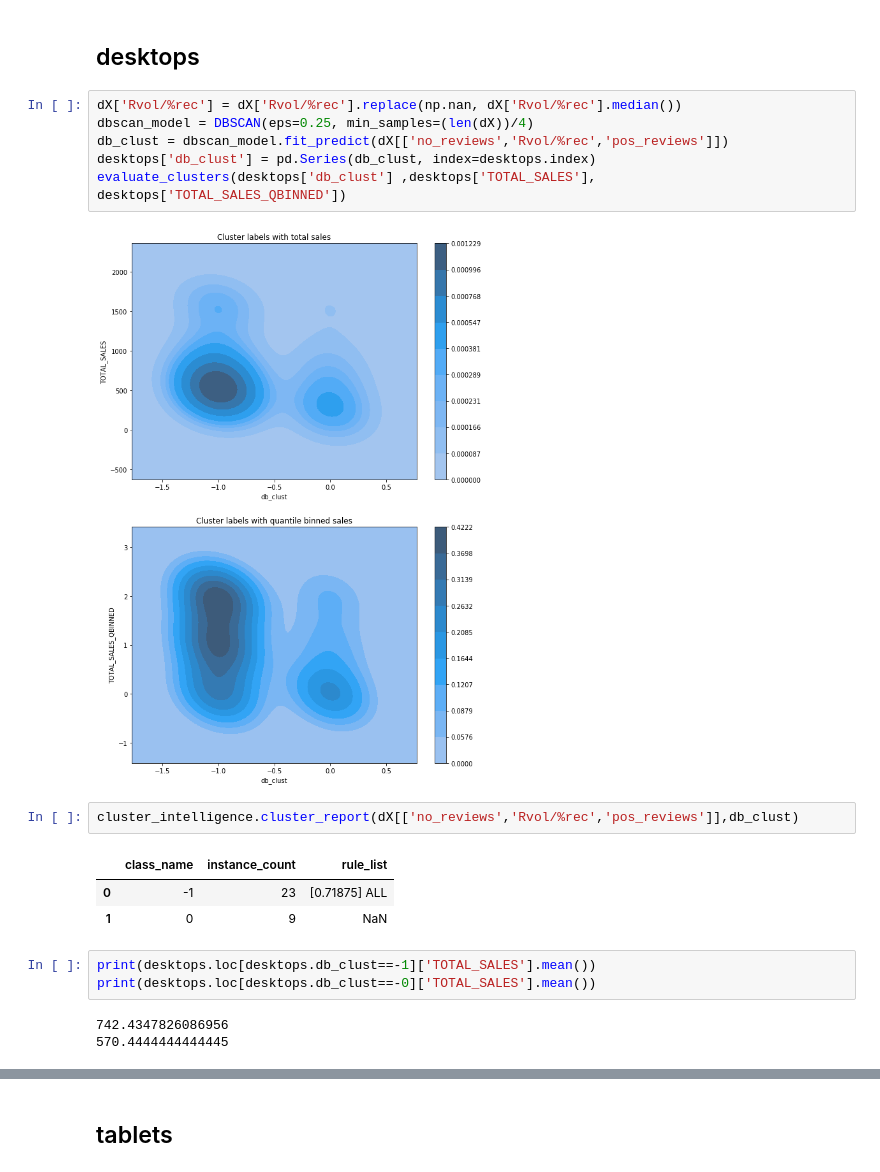
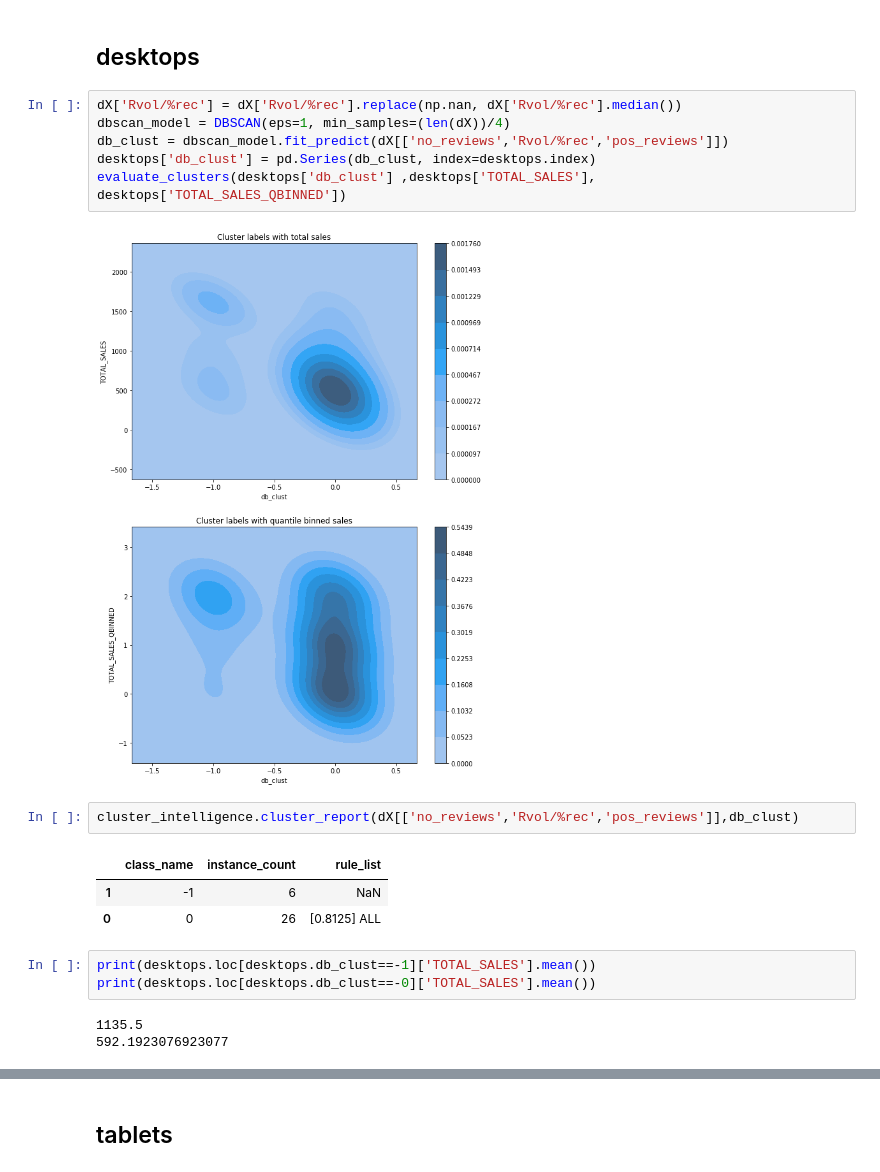
Before and after one commit to risdallseis/expenditure_prox, a Jupyter notebook: notebooks/modelling/DBscan_3f_all_cats_good_results.ipynb, the cells around one changed output, grey strips where cells are left out. Saved outputs shown, nothing was run; the diff lists cells and outputs as text.

```diff
--- a/notebooks/modelling/DBscan_3f_all_cats_good_results.ipynb
+++ b/notebooks/modelling/DBscan_3f_all_cats_good_results.ipynb
@@ -237,21 +272,21 @@ print(phones.loc[phones.db_clust==-0]['TOTAL_SALES'].mean())
 ## desktops
 # %%
 dX['Rvol/%rec'] = dX['Rvol/%rec'].replace(np.nan, dX['Rvol/%rec'].median())
-dbscan_model = DBSCAN(eps=0.25, min_samples=(len(dX))/4)
+dbscan_model = DBSCAN(eps=1, min_samples=(len(dX))/4)
 db_clust = dbscan_model.fit_predict(dX[['no_reviews','Rvol/%rec','pos_reviews']])
 desktops['db_clust'] = pd.Series(db_clust, index=desktops.index)
 evaluate_clusters(desktops['db_clust'] ,desktops['TOTAL_SALES'],  desktops['TOTAL_SALES_QBINNED'])
 # %% [output]
-[figure, old version]
+[figure, new version]
 # %%
 cluster_intelligence.cluster_report(dX[['no_reviews','Rvol/%rec','pos_reviews']],db_clust)
 # %% [output]
 |  | class_name | instance_count | rule_list |
-| 0 | -1 | 23 | [0.71875] ALL |
-| 1 | 0 | 9 | NaN |
+| 1 | -1 | 6 | NaN |
+| 0 | 0 | 26 | [0.8125] ALL |
 # %%
 print(desktops.loc[desktops.db_clust==-1]['TOTAL_SALES'].mean())
 print(desktops.loc[desktops.db_clust==-0]['TOTAL_SALES'].mean())
 # %% [output]
-742.4347826086956
-570.4444444444445
+1135.5
+592.1923076923077
```
Also changed, not shown: parts of 14 cells of this notebook, 1 other file.
